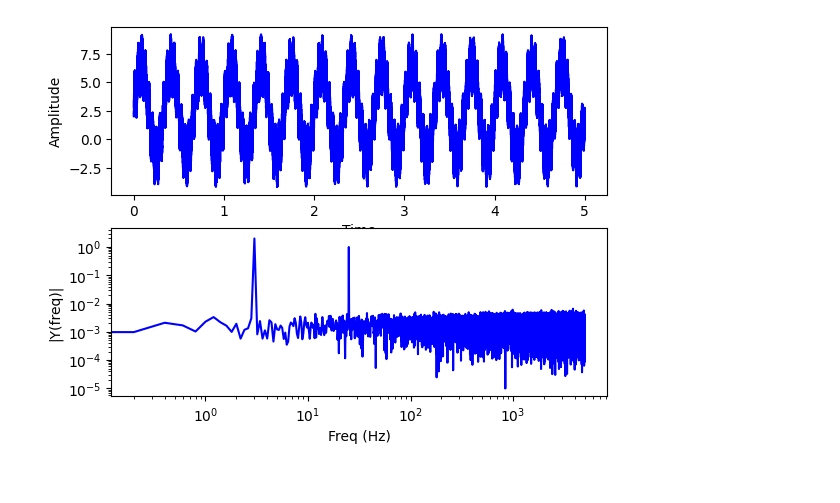
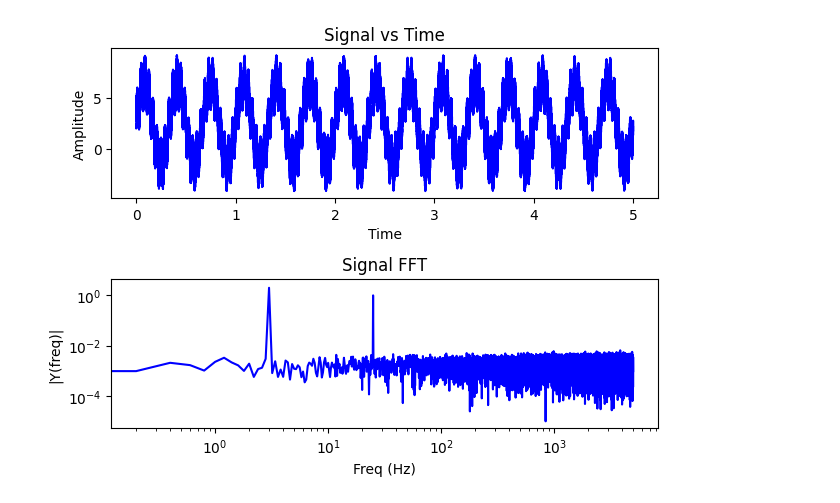
Before and after one commit to eatmelonnnn/ME433, a Jupyter notebook: HW10/HW10.ipynb, the cells around one changed output. Drawn from its saved outputs; the diff is of its cells as text; code cells hidden in the pictures.

```diff
--- a/HW10/HW10.ipynb
+++ b/HW10/HW10.ipynb
@@ -101,31 +87,45 @@ plt.show()
 # %%
-import matplotlib.pyplot as plt
-import numpy as np
+def calc_fft(t,data):
+    dt = (t[-1]-t[0])/len(t)
+    Fs = 1.0/dt # sample rate
+    # print("Fs = ", Fs)
+    Ts = t[-1]
+    ts = np.arange(0,t[-1],Ts) # time vector
+    y = data # the data to make the fft from
+    n = len(y) # length of the signal
+    k = np.arange(n)
+    T = n/Fs
+    frq = k/T # two sides frequency range
+    frq = frq[range(int(n/2))] # one side frequency range
+    Y = np.fft.fft(y)/n # fft computing and normalization
+    Y = Y[range(int(n/2))]
+    return frq,Y
 
-# dt = 1.0/10000.0 # 10kHz
-# t = np.arange(0.0, 1.0, dt) # 10s
-# # a constant plus 100Hz and 1000Hz
-# s = 4.0 * np.sin(2 * np.pi * 100 * t) + 0.25 * np.sin(2 * np.pi * 1000 * t) + 25
+def plot_fft(t,data):
+    frq,Y = calc_fft(t,data)
+    fig, (ax1, ax2) = plt.subplots(2, 1)
+    ax1.plot(t,data,'b')
+    ax1.set_xlabel('Time')
+    ax1.set_ylabel('Amplitude')
+    ax1.set_title('Signal vs Time')
+    ax2.loglog(frq,abs(Y),'b') # plotting the fft
+    ax2.set_xlabel('Freq (Hz)')
+    ax2.set_ylabel('|Y(freq)|')
+    ax2.set_title('Signal FFT')
+    plt.tight_layout()
+    plt.show()
 
-Fs = 10000 # sample rate
-Ts = 1.0/Fs; # sampling interval
-ts = np.arange(0,tA[-1],Ts) # time vector
-y = dataA # the data to make the fft from
-n = len(y) # length of the signal
-k = np.arange(n)
-T = n/Fs
-frq = k/T # two sides frequency range
-frq = frq[range(int(n/2))] # one side frequency range
-Y = np.fft.fft(y)/n # fft computing and normalization
-Y = Y[range(int(n/2))]
-
-fig, (ax1, ax2) = plt.subplots(2, 1)
-ax1.plot(tA,y,'b')
-ax1.set_xlabel('Time')
-ax1.set_ylabel('Amplitude')
-ax2.loglog(frq,abs(Y),'b') # plotting the fft
-ax2.set_xlabel('Freq (Hz)')
-ax2.set_ylabel('|Y(freq)|')
-plt.show()
+def compare_fft(t1, data1, t2, data2):
+    frq1,Y1 = calc_fft(t1,data1) # unfiltered
+    frq2,Y2 = calc_fft(t2,data2) # filtered
+    fig, (ax1, ax2) = plt.subplots(2, 1)
+    ax1.plot(t1,data1,'b',t2,data2,'r')
+    ax1.set_xlabel('Time')
+    ax1.set_ylabel('Amplitude')
+    ax1.set_title('Signal A vs Time')
+    ax2.loglog(frq1,abs(Y1),'b',frq2,abs(Y2),'r') # plotting the fft
+    ax2.set_xlabel('Freq (Hz)')
+    ax2.set_ylabel('|Y(freq)|')
+    ax2.set_title('Signal A FFT')
+    plt.tight_layout()
+    plt.show()
-# %% [output]
-[figure, removed]
@@ -131,0 +150,4 @@ plt.show()
+# %%
+plot_fft(tA,dataA)
+# %% [output]
+[figure, added]
```
Also changed, not shown: parts of 6 cells of this notebook, 2 other files.
